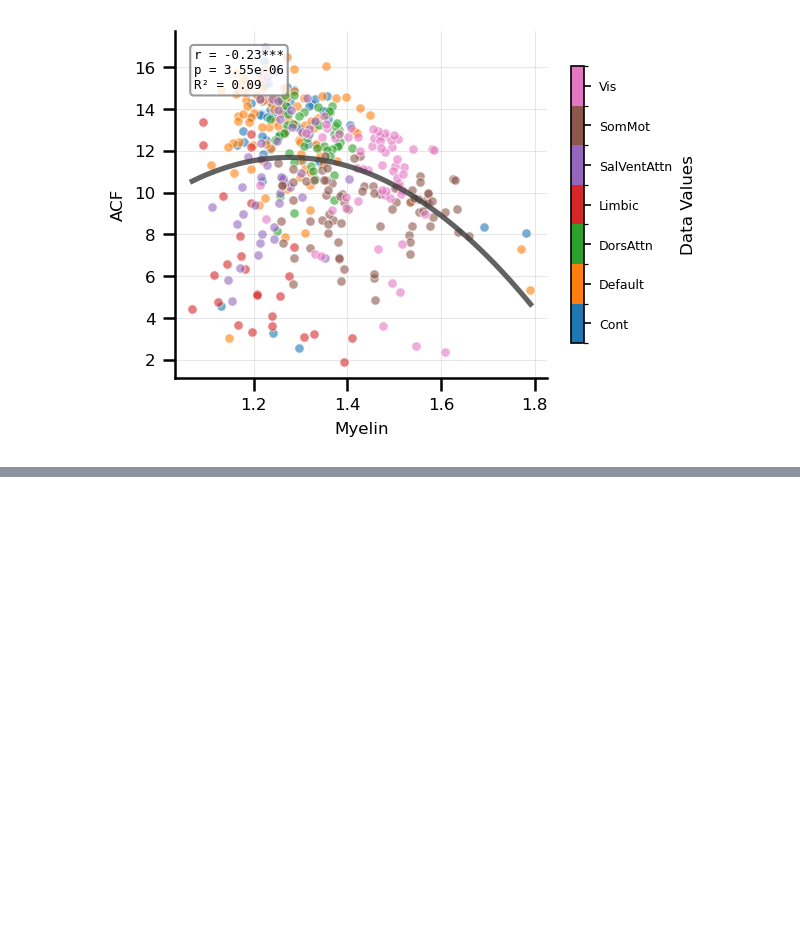
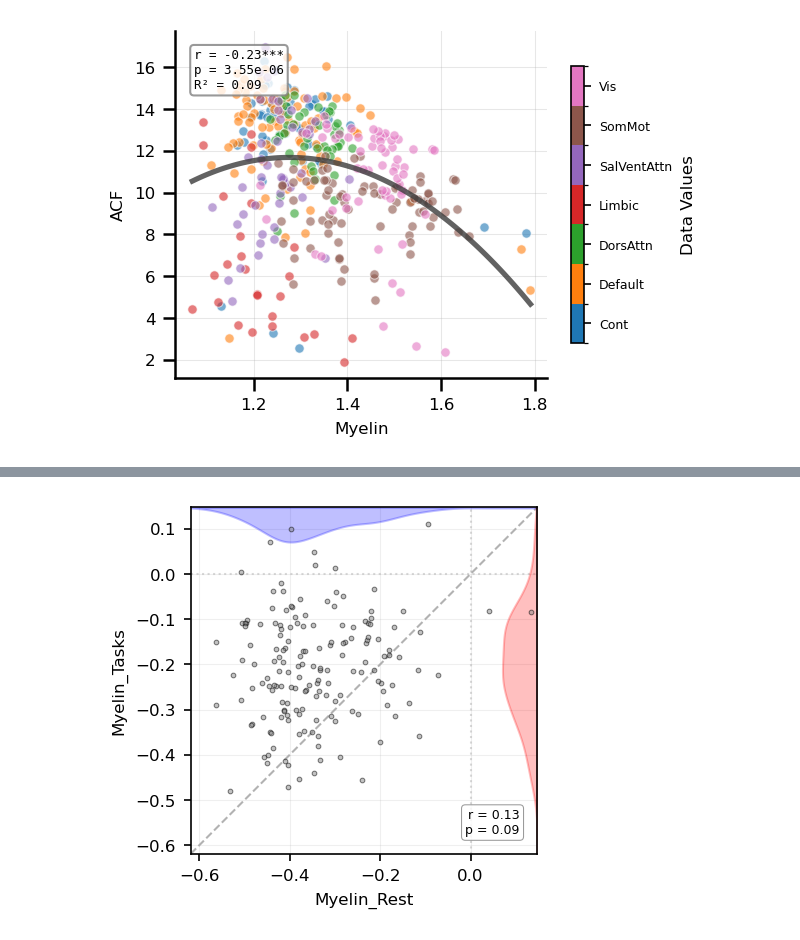
Before and after one commit to LindenParkesLab/snaplab_tools, a Jupyter notebook: scripts/tutorial_plot_correlation.ipynb, the cells around one changed output, grey strips where cells are left out. Saved outputs shown, nothing was run; the diff lists cells and outputs as text; code cells hidden in the pictures; blank space fills up the shorter version.

```diff
--- a/scripts/tutorial_plot_correlation.ipynb
+++ b/scripts/tutorial_plot_correlation.ipynb
@@ -106,0 +164,3 @@ plt.show()
+# %%
+data = pd.read_csv(os.path.join(in_dir, 'data.csv'), index_col=0)
+data.head()
@@ -106,0 +175,7 @@ plt.show()
+# %%
+fig, axes = plt.subplots(nrows=1, ncols=1, figsize=(3, 3), dpi=150)
+plot_correlation_unity(data['Myelin_Rest'], data['Myelin_Tasks'], axes, fontsize=8,
+                       show_correlation=True)
+plt.show()
+# %% [output]
+[figure, added]
```
Also changed, not shown: parts of 16 cells of this notebook.
